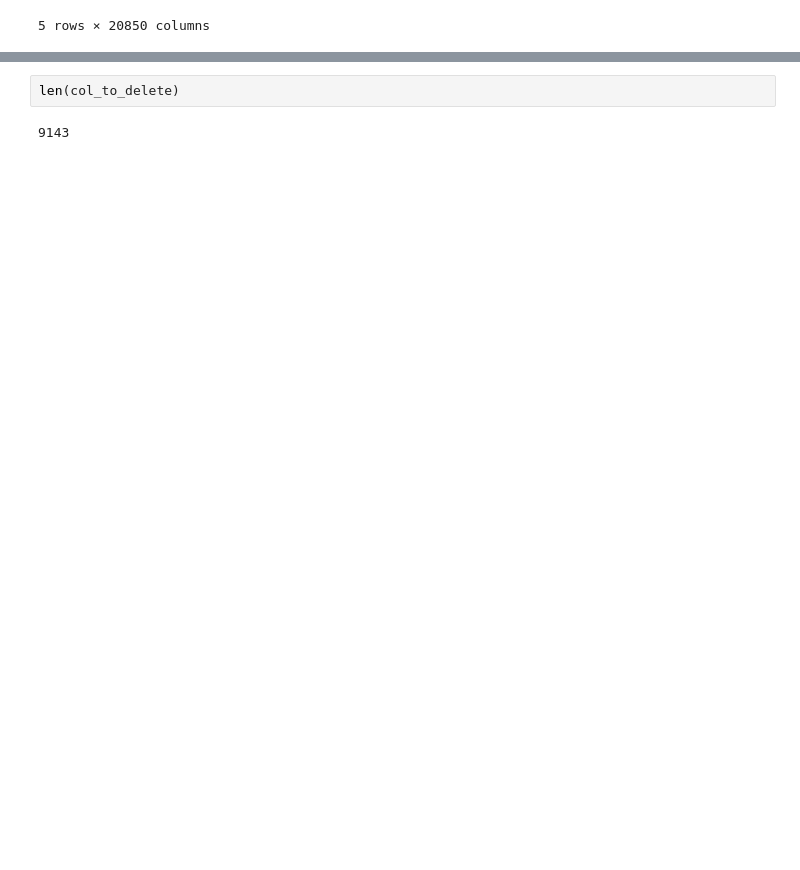
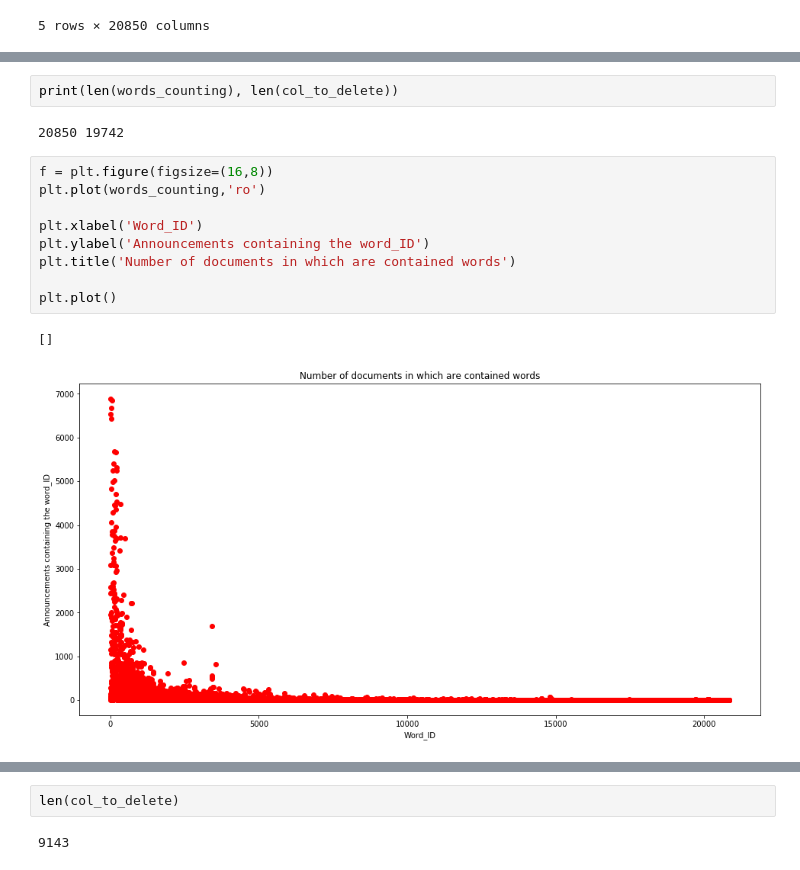
Before and after one commit to cerniello/Web-Scraping-Clustering-Real-Estate-Data, a Jupyter notebook: Vocabulary_TFIDF.ipynb, the cells around one changed output, grey strips where cells are left out. Cells and saved outputs as stored; diff of their text form; blank space fills up the shorter version.

```diff
--- a/Vocabulary_TFIDF.ipynb
+++ b/Vocabulary_TFIDF.ipynb
@@ -242,0 +245,16 @@ temp.drop(columns=col_to_delete, axis=1)
+# %%
+print(len(words_counting), len(col_to_delete))
+# %% [output]
+20850 19742
+# %%
+f = plt.figure(figsize=(16,8))
+plt.plot(words_counting,'ro')
+
+plt.xlabel('Word_ID')
+plt.ylabel('Announcements containing the word_ID')
+plt.title('Number of documents in which are contained words')
+
+plt.plot()
+# %% [output]
+[]
+[figure, added]
```
Also changed, not shown: parts of 23 cells of this notebook.
